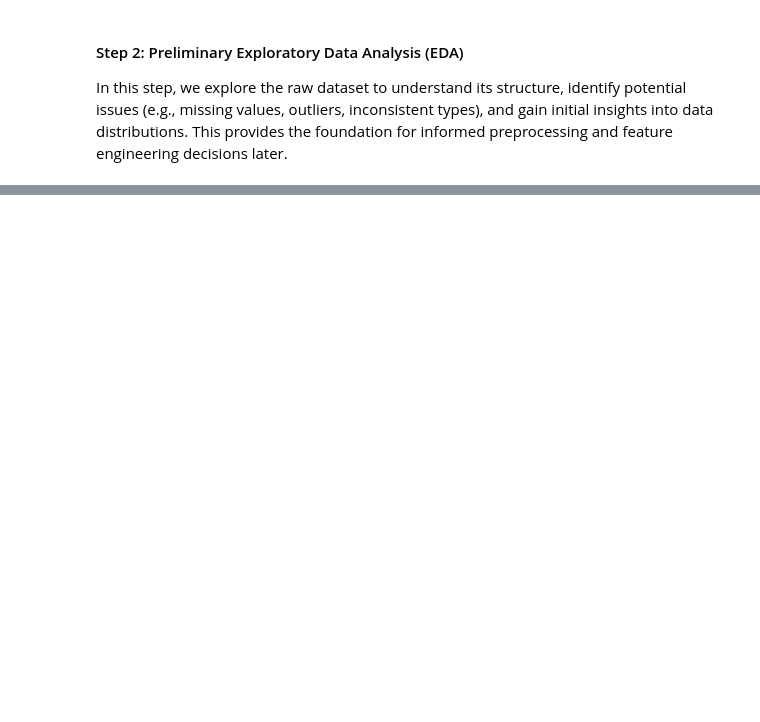
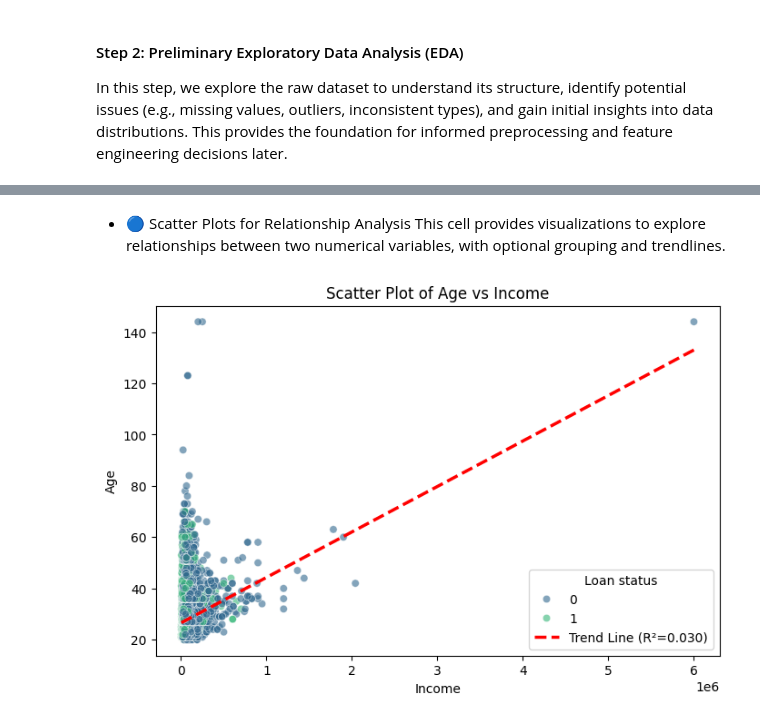
Before and after one commit to soleimanihamed/Daanish, a Jupyter notebook: projects/probability_of_default/main.ipynb, the cells around one changed output, grey strips where cells are left out. Cells and saved outputs as stored; diff of their text form; code cells hidden in the pictures; blank space fills up the shorter version.

```diff
--- a/projects/probability_of_default/main.ipynb
+++ b/projects/probability_of_default/main.ipynb
@@ -176,0 +220,15 @@ AttributeError: 'SaveUtils' object has no attribute 'save_dataframe_to_excel'
+# %% [markdown]
+- 🔵 Scatter Plots for Relationship Analysis
+This cell provides visualizations to explore relationships between two numerical variables, with optional grouping and trendlines.
+# %%
+# Scatter plot with color based on `loan_grade`
+viz.plot_scatter(x_var="person_income", y_var="person_age", hue_var="loan_status", trendline=True)
+# viz.plot_scatter(x_var="person_income", y_var="loan_amnt", hue_var="loan_status", trendline=True)
+# viz.plot_scatter(x_var="loan_int_rate", y_var="loan_amnt", hue_var="loan_status", trendline=True)
+# viz.plot_scatter(x_var="loan_int_rate", y_var="person_income", hue_var="loan_status", trendline=True)
+
+
+# Scatter plot with trendline
+# viz.plot_scatter(x_var="person_age", y_var="person_income", trendline=True)
+# %% [output]
+[figure, added]
```
Also changed, not shown: parts of 32 cells of this notebook, 16 other files.
